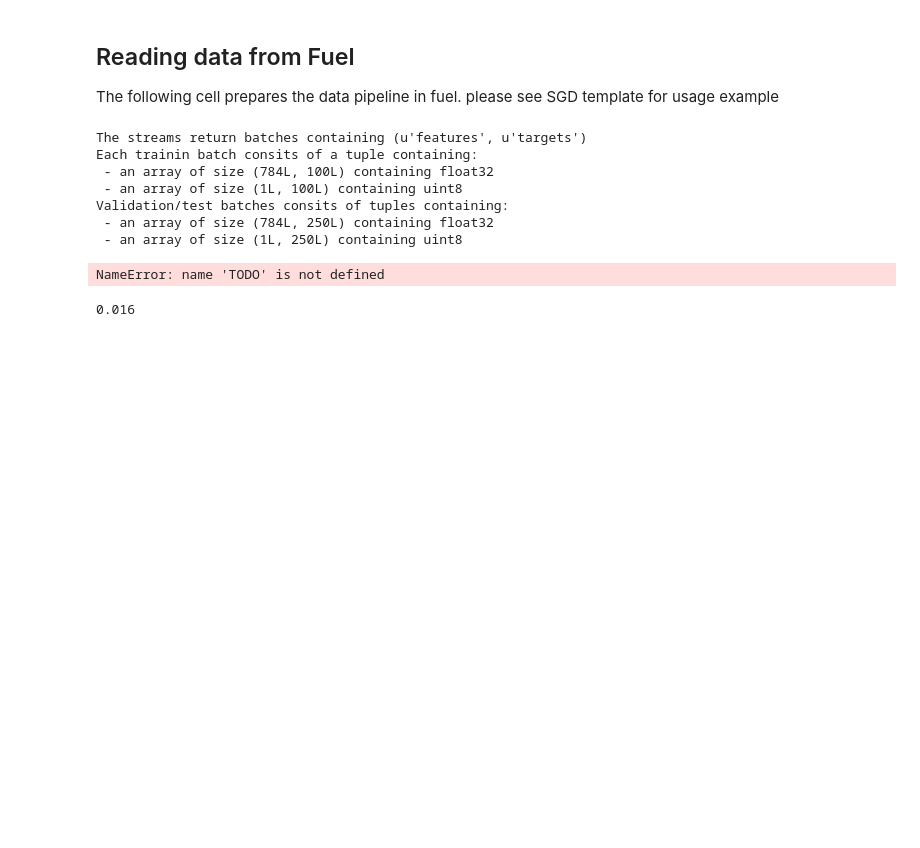
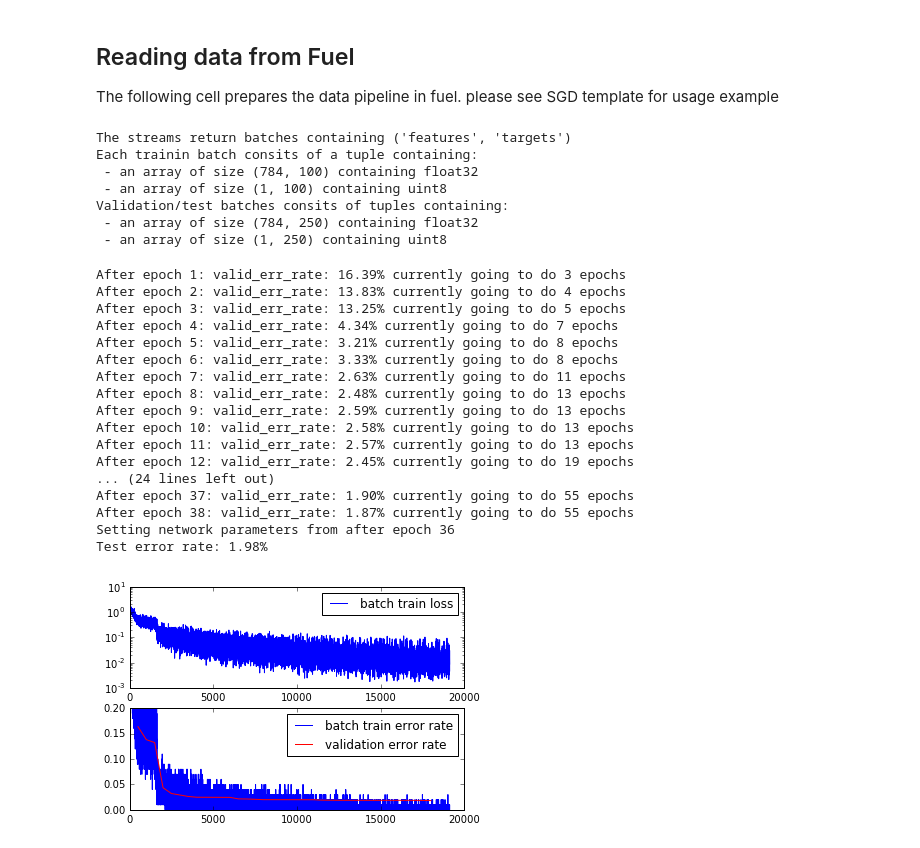
Before and after one commit to ciechowoj/nn_assignments, a Jupyter notebook: assignment5/starter_code_problems_6_12.ipynb, the cells around one changed output. Cells and saved outputs as stored; diff of their text form; code cells hidden in the pictures; blank space fills up the shorter version.

```diff
--- a/assignment5/starter_code_problems_6_12.ipynb
+++ b/assignment5/starter_code_problems_6_12.ipynb
@@ -351,23 +347,23 @@ mnist_test = MNIST(("test",))
 mnist_test_stream = DataStream.default_stream(
     mnist_test, iteration_scheme=SequentialScheme(mnist_test.num_examples, 250))
 # %%
-print "The streams return batches containing %s" % (mnist_train_stream.sources,)
+print("The streams return batches containing %s" % (mnist_train_stream.sources,))
 
-print "Each trainin batch consits of a tuple containing:"
+print("Each trainin batch consits of a tuple containing:")
 for element in next(mnist_train_stream.get_epoch_iterator()):
-    print " - an array of size %s containing %s" % (element.shape, element.dtype)
+    print(" - an array of size %s containing %s" % (element.shape, element.dtype))
 
-print "Validation/test batches consits of tuples containing:"
+print("Validation/test batches consits of tuples containing:")
 for element in next(mnist_test_stream.get_epoch_iterator()):
-    print " - an array of size %s containing %s" % (element.shape, element.dtype)
+    print(" - an array of size %s containing %s" % (element.shape, element.dtype))
 # %% [output]
-The streams return batches containing (u'features', u'targets')
+The streams return batches containing ('features', 'targets')
 Each trainin batch consits of a tuple containing:
- - an array of size (784L, 100L) containing float32
- - an array of size (1L, 100L) containing uint8
+ - an array of size (784, 100) containing float32
+ - an array of size (1, 100) containing uint8
 Validation/test batches consits of tuples containing:
- - an array of size (784L, 250L) containing float32
- - an array of size (1L, 250L) containing uint8
+ - an array of size (784, 250) containing float32
+ - an array of size (1, 250) containing uint8
 # %%
 #
 # Please note, the code blow is able to train a SoftMax regression model on mnist to poor results (ca 8%test error),
@@ -481,19 +472,33 @@ def SGD(net, train_stream, validation_stream, test_stream):
-# %%
-#
-# TODO: pick a network architecture here. The one below is just
-# softmax regression
-#
-
-net = FeedForwardNet([
-        AffineLayer(784,10),
-        SoftMaxLayer()
-        ])
-SGD(net, mnist_train_stream, mnist_validation_stream, mnist_test_stream)
-
-print("Test error rate: %f" % (compute_error_rate(net, mnist_test_stream), ))
-# %% [output]
-NameError: name 'TODO' is not defined
-# %%
-compute_error_rate(net, mnist_test_stream)
-# %% [output]
-0.016
+# %%
+def instance(hidden, alpha, epsilon, _lambda, w1 = 1e-2, w2 = 1e-2, chart = False):
+    net = FeedForwardNet([
+            AffineLayer(784, hidden, weight_init = Uniform(mean = 0.0, width = w1)),
+            ReLULayer(),
+            AffineLayer(hidden, 10, weight_init = Uniform(mean = 0.0, width = w2)),
+            ReLULayer(),
+            SoftMaxLayer()
+            ])
+
+    SGD(net, mnist_train_stream, mnist_validation_stream, mnist_test_stream, alpha, epsilon, _lambda, chart)
+    print("Test error rate: %.2f%%" % (compute_error_rate(net, mnist_test_stream) * 100, ))
+# %%
+instance(384, 1e-1, 1, 0, 5e-2, 12e-2, True)
+# %% [output]
+After epoch 1: valid_err_rate: 16.39% currently going to do 3 epochs
+After epoch 2: valid_err_rate: 13.83% currently going to do 4 epochs
+After epoch 3: valid_err_rate: 13.25% currently going to do 5 epochs
+After epoch 4: valid_err_rate: 4.34% currently going to do 7 epochs
+After epoch 5: valid_err_rate: 3.21% currently going to do 8 epochs
+After epoch 6: valid_err_rate: 3.33% currently going to do 8 epochs
+After epoch 7: valid_err_rate: 2.63% currently going to do 11 epochs
+After epoch 8: valid_err_rate: 2.48% currently going to do 13 epochs
+After epoch 9: valid_err_rate: 2.59% currently going to do 13 epochs
+After epoch 10: valid_err_rate: 2.58% currently going to do 13 epochs
+After epoch 11: valid_err_rate: 2.57% currently going to do 13 epochs
+After epoch 12: valid_err_rate: 2.45% currently going to do 19 epochs
+... (24 lines left out)
+After epoch 37: valid_err_rate: 1.90% currently going to do 55 epochs
+After epoch 38: valid_err_rate: 1.87% currently going to do 55 epochs
+Setting network parameters from after epoch 36
+Test error rate: 1.98%
+[figure, added]
```
Also changed, not shown: parts of 9 cells of this notebook.
